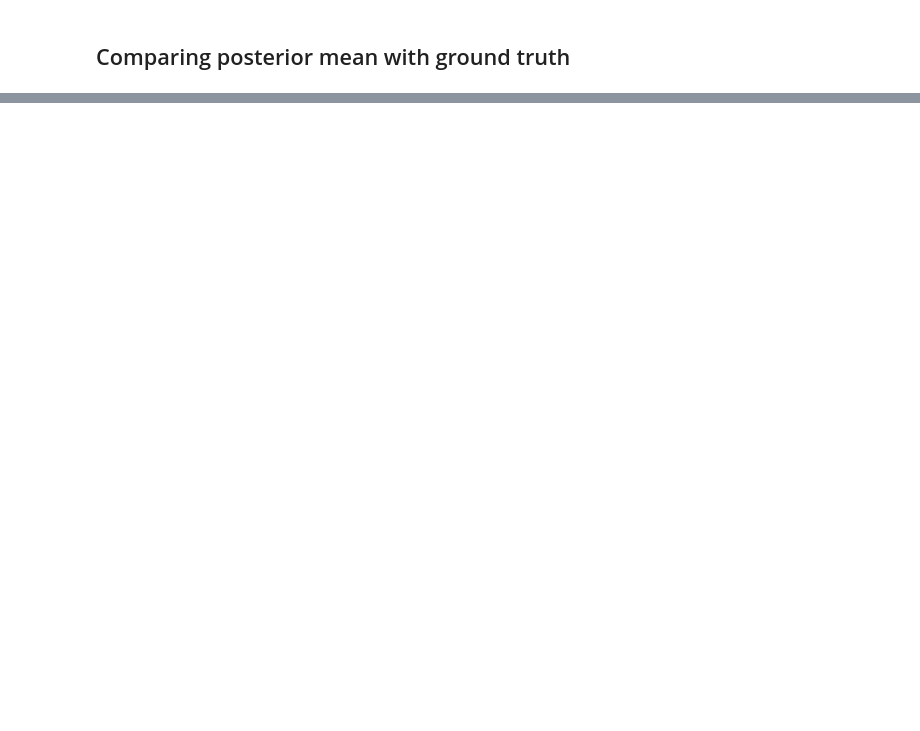
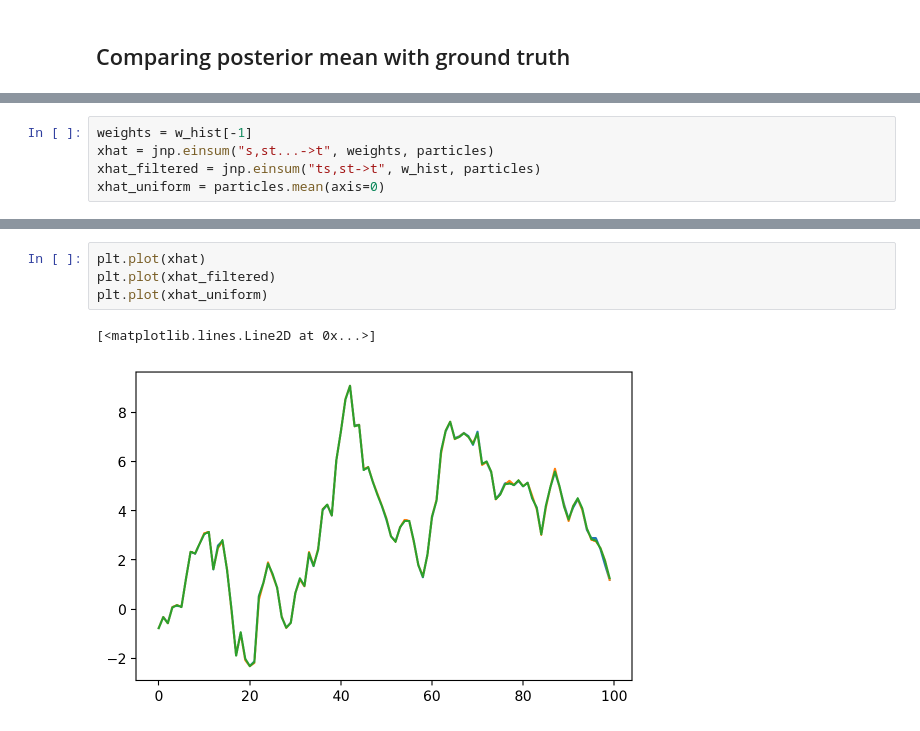
Before and after one commit to gerdm/elements-smc, a Jupyter notebook: notebooks/04-smc-nmgsm.ipynb, the cells around one changed output, grey strips where cells are left out. Saved outputs shown, nothing was run; the diff lists cells and outputs as text; blank space fills up the shorter version.

```diff
--- a/notebooks/04-smc-nmgsm.ipynb
+++ b/notebooks/04-smc-nmgsm.ipynb
@@ -159,0 +164,5 @@ logw_hist.shape
+# %%
+weights = w_hist[-1]
+xhat = jnp.einsum("s,st...->t", weights, particles)
+xhat_filtered = jnp.einsum("ts,st->t", w_hist, particles)
+xhat_uniform = particles.mean(axis=0)
@@ -160,3 +189,10 @@ logw_hist.shape
+# %%
+plt.plot(xhat)
+plt.plot(xhat_filtered)
+plt.plot(xhat_uniform)
+# %% [output]
+[<matplotlib.lines.Line2D at 0x...>]
+[figure, added]
 # %%
 fig, ax = plt.subplots(1, 2, figsize=(12, 4))
 
```
Also changed, not shown: parts of 17 cells of this notebook.
